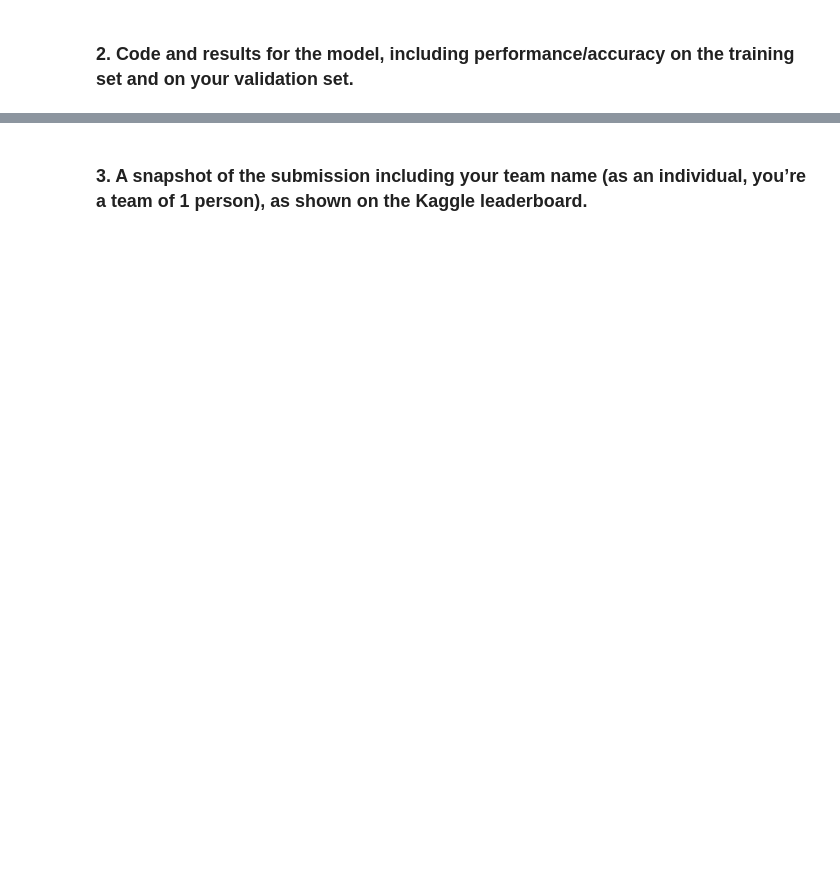
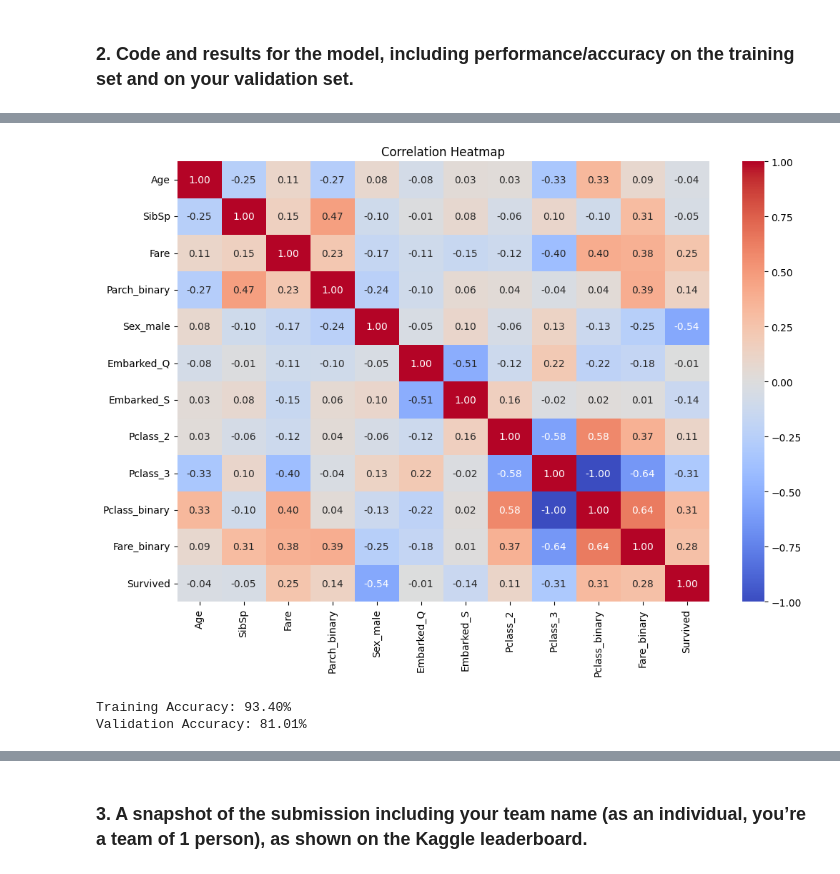
Before and after one commit to CateMerfeld/class_work, a Jupyter notebook: data_mining/cs548_programming_assignment_2.ipynb, the cells around one changed output, grey strips where cells are left out. Cells and saved outputs as stored; diff of their text form; code cells hidden in the pictures; blank space fills up the shorter version.

```diff
--- a/data_mining/cs548_programming_assignment_2.ipynb
+++ b/data_mining/cs548_programming_assignment_2.ipynb
@@ -374,0 +392,17 @@ Since several of the features have minimal correlation with the target variable
+# %%
+train['Fare_binary'] = (train['Fare'] > 10).astype(int)
+val['Fare_binary'] = (val['Fare'] > 10).astype(int)
+test['Fare_binary'] = (test['Fare'] > 10).astype(int)
+# %%
+train = pd.get_dummies(train, columns=['Embarked'], drop_first=True)
+val = pd.get_dummies(val, columns=['Embarked'], drop_first=True)
+test = pd.get_dummies(test, columns=['Embarked'], drop_first=True)
+
+train = pd.get_dummies(train, columns=['Pclass'], drop_first=True)
+val = pd.get_dummies(val, columns=['Pclass'], drop_first=True)
+test = pd.get_dummies(test, columns=['Pclass'], drop_first=True)
+
+train = pd.get_dummies(train, columns=['Sex'], drop_first=True)
+val = pd.get_dummies(val, columns=['Sex'], drop_first=True)
+test = pd.get_dummies(test, columns=['Sex'], drop_first=True)
+train.head()
@@ -374,0 +416,8 @@ Since several of the features have minimal correlation with the target variable
+# %%
+corr_features = ['Age', 'SibSp', 'Fare', 'Parch_binary', 'Sex_male', 'Embarked_Q', 'Embarked_S', 'Pclass_2', 'Pclass_3', 'Pclass_binary', 'Fare_binary', 'Survived']
+plt.figure(figsize=(12, 8))
+sns.heatmap(train[corr_features].corr(), annot=True, fmt=".2f", cmap='coolwarm')
+plt.title('Correlation Heatmap')
+plt.show()
+# %% [output]
+[figure, added]
@@ -374,0 +435,9 @@ Since several of the features have minimal correlation with the target variable
+# %%
+rf = RandomForestClassifier(n_estimators=10, random_state=42)
+rf.fit(X_train, y_train)
+print(f'Training Accuracy: {rf.score(X_train, y_train)*100:.2f}%')
+
+print(f'Validation Accuracy: {rf.score(X_val, y_val)*100:.2f}%')
+# %% [output]
+Training Accuracy: 93.40%
+Validation Accuracy: 81.01%
```
Also changed, not shown: parts of 55 cells of this notebook, 1 other file.
